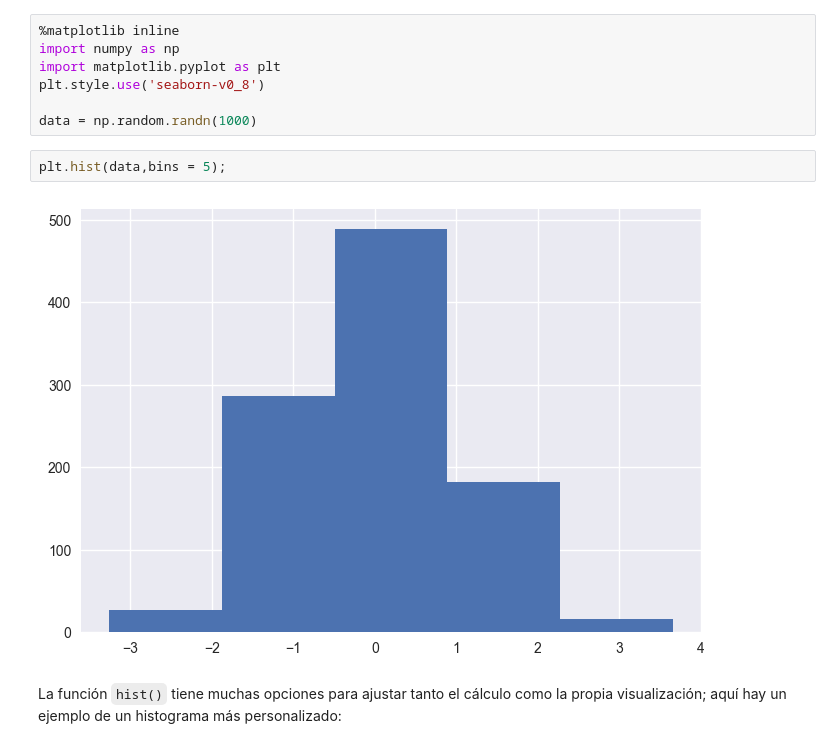
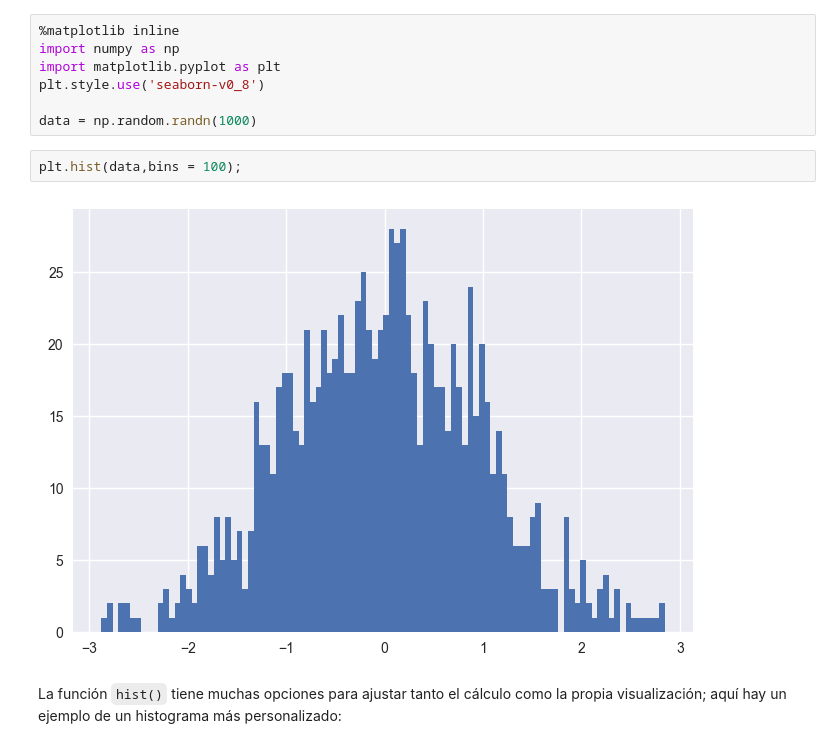
Before and after one commit to angelrodnah/2309_dsft_thebridge, a Jupyter notebook: 2-Data_Analysis/6-Visualización/1-Matplotlib/Viz1-Matplotlib_3_Resto_Visualizaciones_Formateo.ipynb, the cells around one changed output. Cells and saved outputs as stored; diff of their text form.

```diff
--- a/2-Data_Analysis/6-Visualización/1-Matplotlib/Viz1-Matplotlib_3_Resto_Visualizaciones_Formateo.ipynb
+++ b/2-Data_Analysis/6-Visualización/1-Matplotlib/Viz1-Matplotlib_3_Resto_Visualizaciones_Formateo.ipynb
@@ -10,9 +10,9 @@ plt.style.use('seaborn-v0_8')
 
 data = np.random.randn(1000)
 # %%
-plt.hist(data,bins = 5);
+plt.hist(data,bins = 100);
 # %% [output]
-[figure, old version]
+[figure, new version]
 # %% [markdown]
 La función ``hist()`` tiene muchas opciones para ajustar tanto el cálculo como la propia visualización;
 aquí hay un ejemplo de un histograma más personalizado:
```
Also changed, not shown: parts of 10 cells of this notebook, 1 other file.
